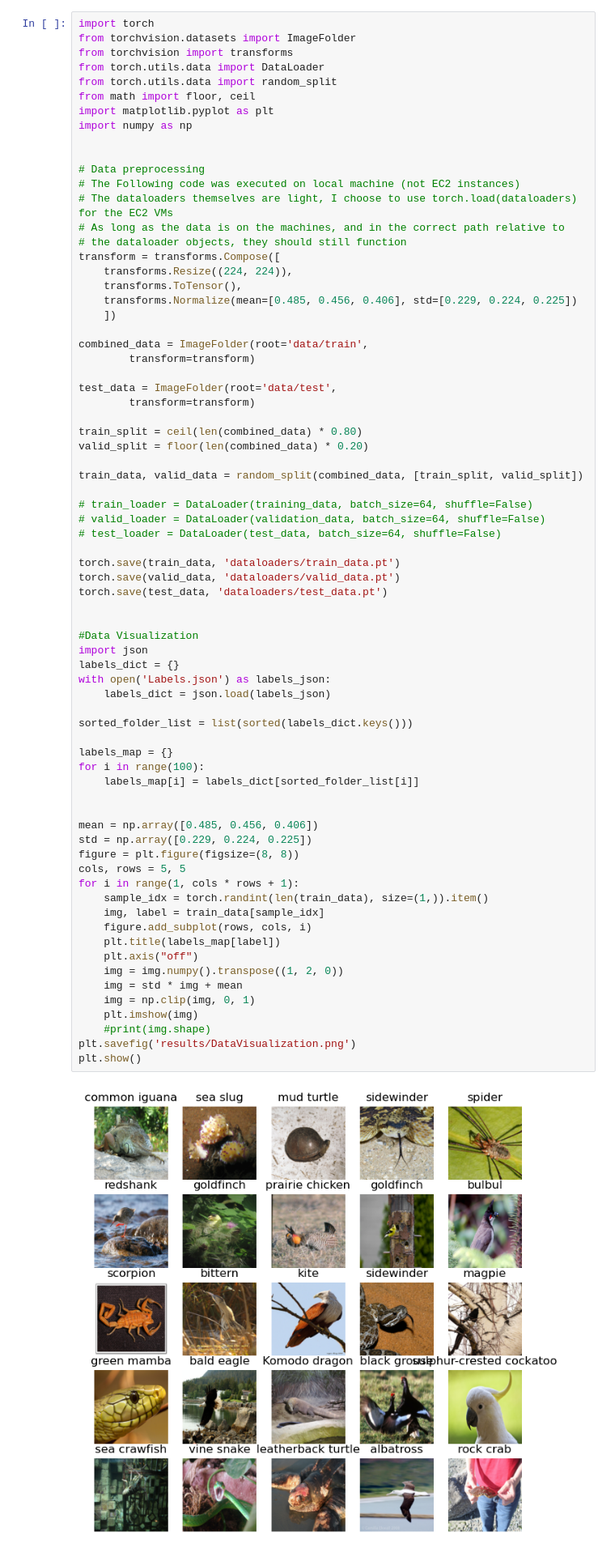
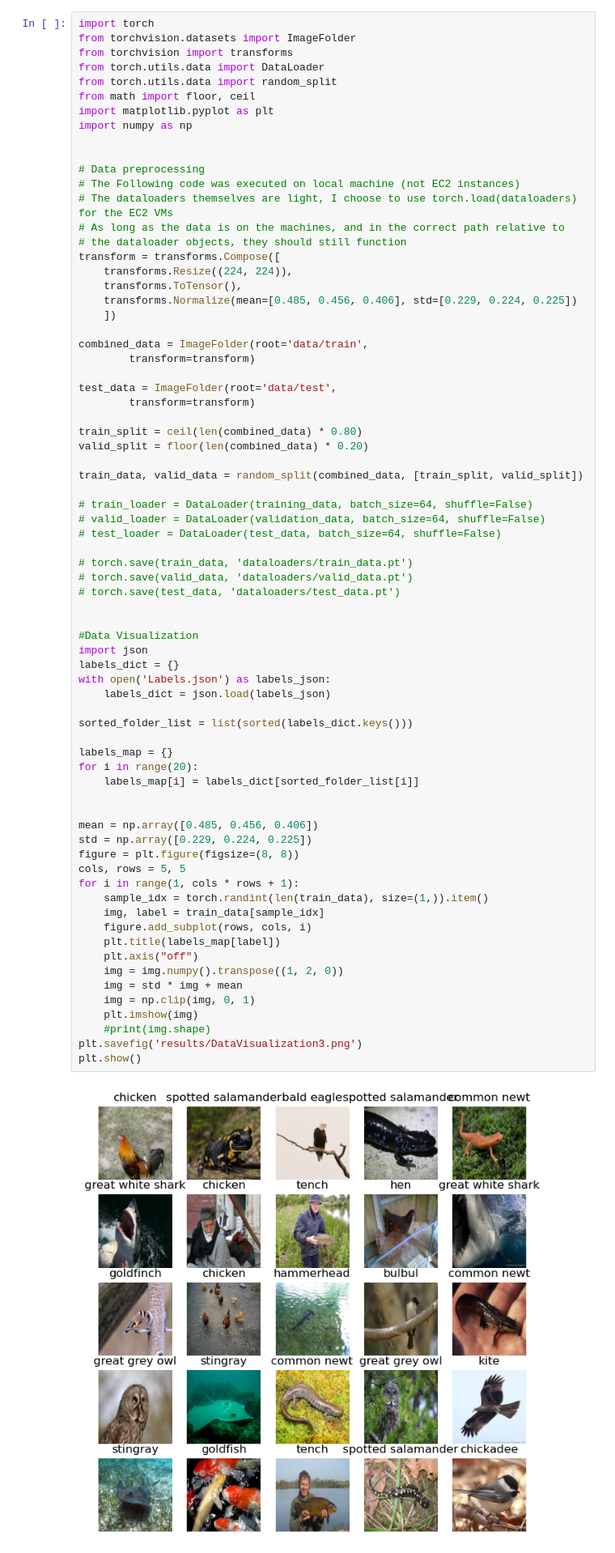
Before and after one commit to BrandonWherry/DistributedMachineLearningPyTorch, a Jupyter notebook: dataloader_visualization.ipynb, the cells around one changed output. Shown: that part at 81% size. Saved outputs shown, nothing was run; the diff lists cells and outputs as text.

```diff
--- a/dataloader_visualization.ipynb
+++ b/dataloader_visualization.ipynb
@@ -35,40 +35,40 @@ train_data, valid_data = random_split(combined_data, [train_split, valid_split])
 # valid_loader = DataLoader(validation_data, batch_size=64, shuffle=False)
 # test_loader = DataLoader(test_data, batch_size=64, shuffle=False)
 
-torch.save(train_data, 'dataloaders/train_data.pt')
-torch.save(valid_data, 'dataloaders/valid_data.pt')
-torch.save(test_data, 'dataloaders/test_data.pt')
+# torch.save(train_data, 'dataloaders/train_data.pt')
+# torch.save(valid_data, 'dataloaders/valid_data.pt')
+# torch.save(test_data, 'dataloaders/test_data.pt')
 
 
 #Data Visualization
 import json
 labels_dict = {}
 with open('Labels.json') as labels_json:
     labels_dict = json.load(labels_json)
 
 sorted_folder_list = list(sorted(labels_dict.keys()))
 
 labels_map = {}
-for i in range(100):
+for i in range(20):
     labels_map[i] = labels_dict[sorted_folder_list[i]]
 
 
 mean = np.array([0.485, 0.456, 0.406])
 std = np.array([0.229, 0.224, 0.225])
 figure = plt.figure(figsize=(8, 8))
 cols, rows = 5, 5
 for i in range(1, cols * rows + 1):
     sample_idx = torch.randint(len(train_data), size=(1,)).item()
     img, label = train_data[sample_idx]
     figure.add_subplot(rows, cols, i)
     plt.title(labels_map[label])
     plt.axis("off")
     img = img.numpy().transpose((1, 2, 0))
     img = std * img + mean
     img = np.clip(img, 0, 1)
     plt.imshow(img)
     #print(img.shape)
-plt.savefig('results/DataVisualization.png')
+plt.savefig('results/DataVisualization3.png')
 plt.show()
 # %% [output]
-[figure, old version]
+[figure, new version]
```
Also changed, not shown: 6 other files.
